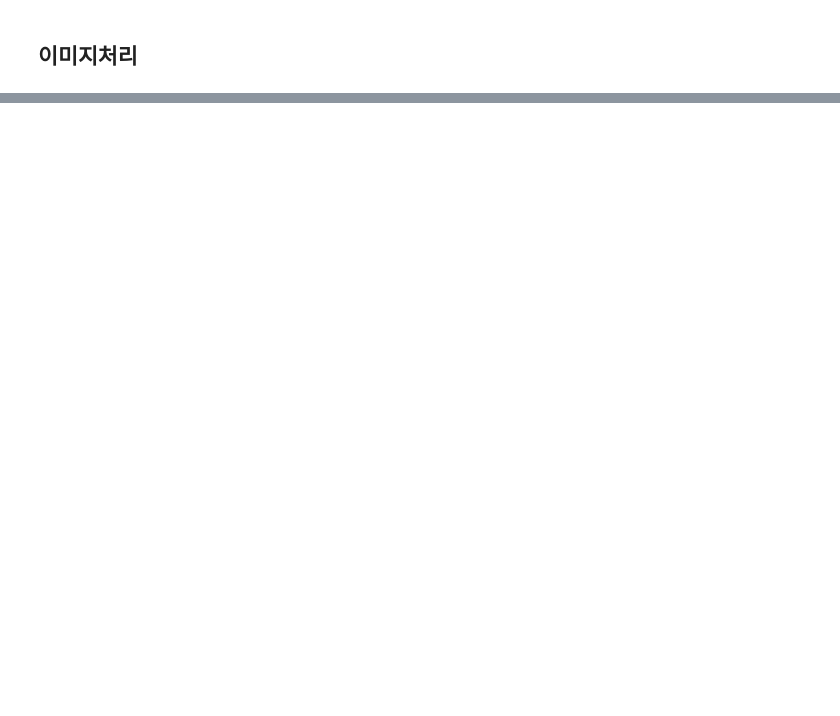
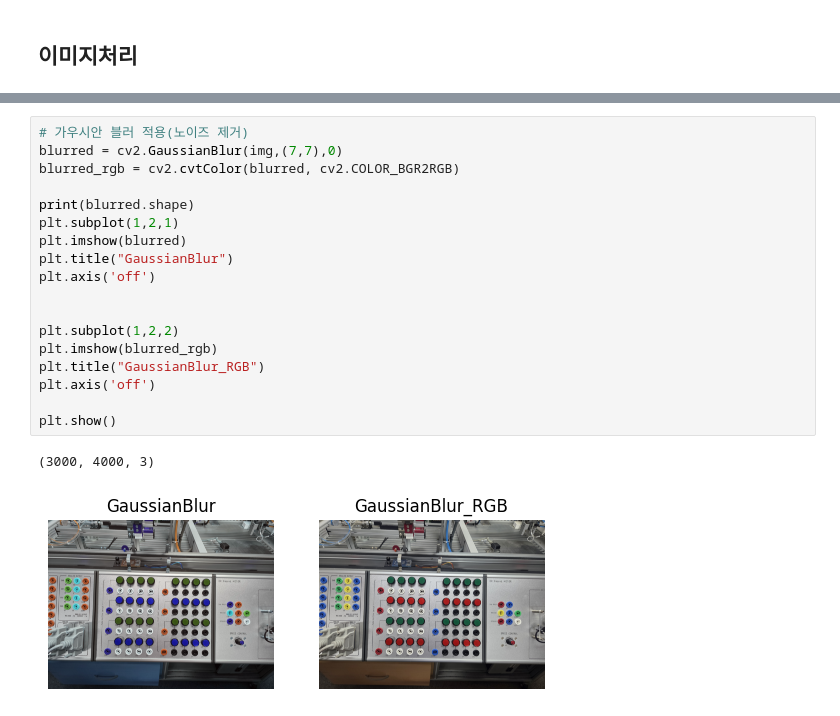
Before and after one commit to bsw1658/korch2507, a Jupyter notebook: py06_my.ipynb, the cells around one changed output, grey strips where cells are left out. Cells and saved outputs as stored; diff of their text form; blank space fills up the shorter version.

```diff
--- a/py06_my.ipynb
+++ b/py06_my.ipynb
@@ -59,0 +101,21 @@ plt.show()
+# %%
+# 가우시안 블러 적용(노이즈 제거)
+blurred = cv2.GaussianBlur(img,(7,7),0)
+blurred_rgb = cv2.cvtColor(blurred, cv2.COLOR_BGR2RGB)
+
+print(blurred.shape)
+plt.subplot(1,2,1)
+plt.imshow(blurred)
+plt.title("GaussianBlur")
+plt.axis('off')
+
+
+plt.subplot(1,2,2)
+plt.imshow(blurred_rgb)
+plt.title("GaussianBlur_RGB")
+plt.axis('off')
+
+plt.show()
+# %% [output]
+(3000, 4000, 3)
+[figure, added]
```
Also changed, not shown: parts of 8 cells of this notebook, 3 other files.
